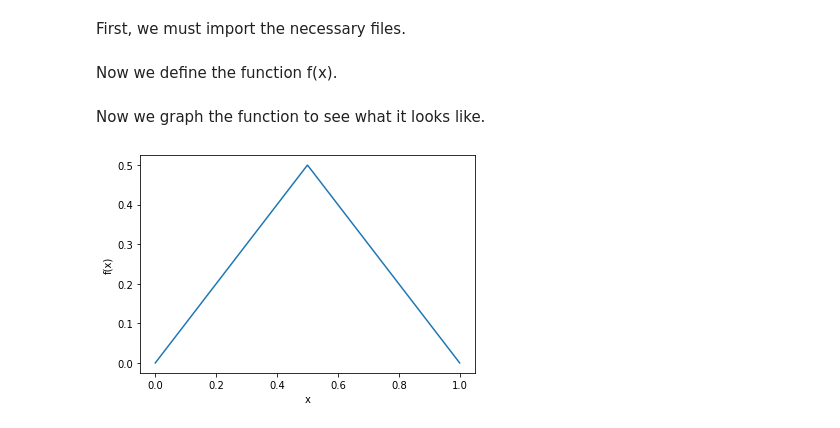
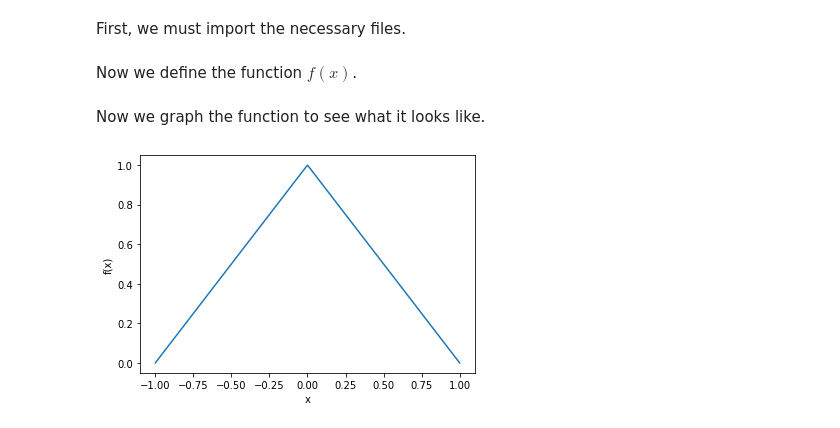
Before and after one commit to mbradle/fourier-series, a Jupyter notebook: fourier-series.ipynb, the cells around one changed output. Saved outputs shown, nothing was run; the diff lists cells and outputs as text; code cells hidden in the pictures.

Commit message:
Update for graphs.

```diff
--- a/fourier-series.ipynb
+++ b/fourier-series.ipynb
@@ -9,12 +10,12 @@ import numpy as np
 from matplotlib import animation, rc
 from IPython.display import HTML
 # %% [markdown]
-Now we define the function f(x).
+Now we define the function $f(x)$.
 # %%
 def f(x):
-    if x >= 0 and x < 0.5:
-        return x
-    elif x >= 0.5 and x <= 1:
+    if x >= -1 and x < 0:
+        return 1 + x
+    elif x >= 0 and x <= 1:
         return 1.0 - x
     else:
         print("Invalid x value.")
@@ -22,11 +23,11 @@ def f(x):
 # %% [markdown]
 Now we graph the function to see what it looks like.
 # %%
-x = np.linspace(0,1,1000)
+x = np.linspace(-1,1,1000)
 y = [f(xx) for xx in x]
 plt.plot(x, y)
 plt.xlabel('x')
 plt.ylabel('f(x)')
 plt.show()
 # %% [output]
-[figure, old version]
+[figure, new version]
```
Also changed, not shown: parts of 13 cells of this notebook, 1 other file.
